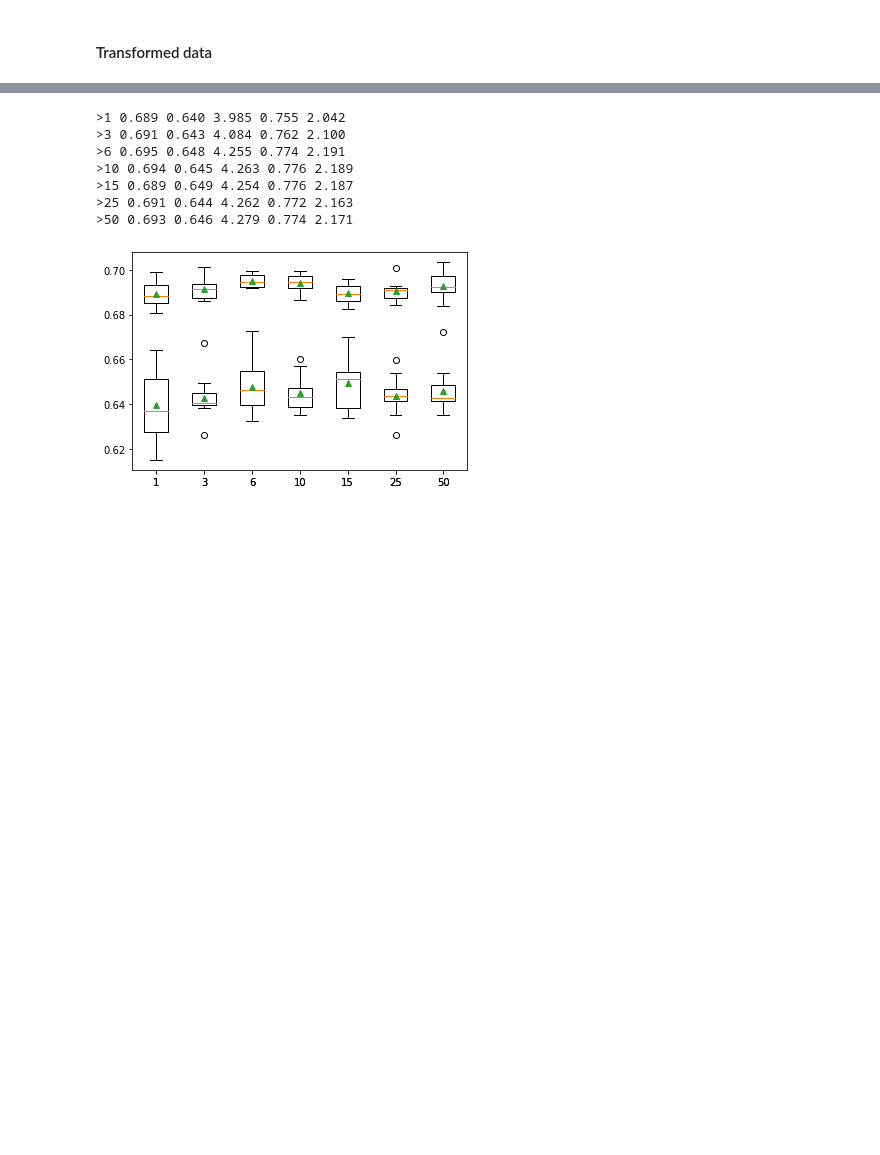
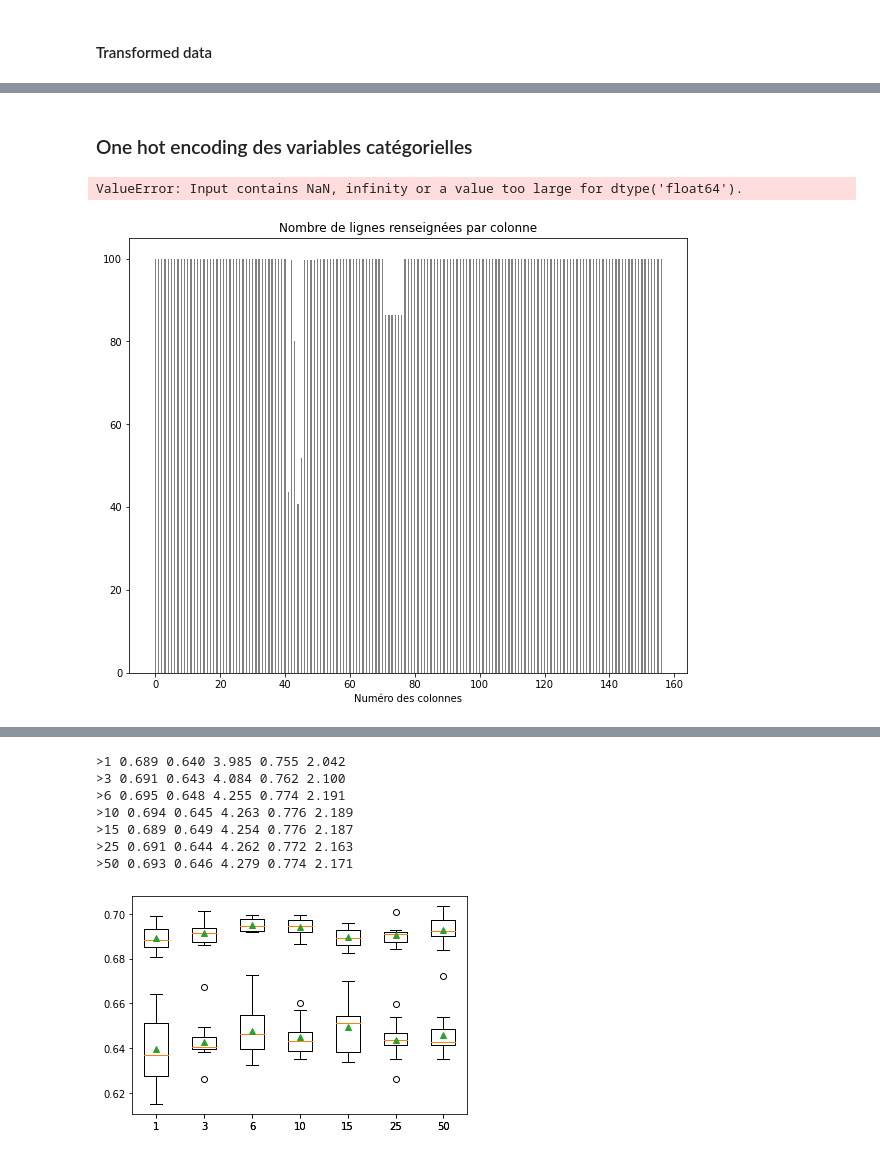
Before and after one commit to pyb-data/credit_scoring, a Jupyter notebook: Data_Preparation.ipynb, the cells around one changed output, grey strips where cells are left out. Cells and saved outputs as stored; diff of their text form; code cells hidden in the pictures; blank space fills up the shorter version.

```diff
--- a/Data_Preparation.ipynb
+++ b/Data_Preparation.ipynb
@@ -1037,0 +1427,20 @@ myDf(dfApplicationWorked).ColCountLinesChart(displayColName=True)
+# %%
+imputer = IterativeImputer(max_iter=1)
+
+dfApplicationDefault = dfApplicationDefault.reset_index(drop=True)
+dfApplicationDefaultId = dfApplicationDefault['SK_ID_CURR']
+dfApplicationDefaultTarget = dfApplicationDefault['TARGET']
+del dfApplicationDefault['SK_ID_CURR']
+y = dfApplicationDefault['TARGET'].values
+del dfApplicationDefault['TARGET']
+X = dfApplicationDefault.values
+
+# fit on the dataset
+imputer.fit(X)
+# transform the dataset
+X = imputer.transform(X)
+# %%
+dfApplicationDefault = pd.concat([dfApplicationDefaultId,
+                                   dfApplicationDefaultTarget,
+                                   pd.DataFrame(X, columns = dfApplicationDefault.columns)],
+                                  axis=1)
@@ -1037,0 +1467,23 @@ myDf(dfApplicationWorked).ColCountLinesChart(displayColName=True)
+# %% [markdown]
+### One hot encoding des variables catégorielles
+# %%
+for dfApplication in [dfApplicationWorked, dfApplicationDefault]:
+    categorical_ix = dfApplication.select_dtypes(include=['object']).columns
+    dfApplication[categorical_ix] = dfApplication[categorical_ix].replace(np.nan, 'missing')
+
+from sklearn.preprocessing import OneHotEncoder
+from sklearn.preprocessing import MinMaxScaler
+from sklearn.pipeline import Pipeline
+from sklearn.experimental import enable_iterative_imputer
+from sklearn.impute import IterativeImputer
+
+categorical_ix = dfApplicationDefault.select_dtypes(include=['object', 'bool']).columns
+t = [('cat', OneHotEncoder(), categorical_ix)]
+col_transform = ColumnTransformer(transformers=t)
+pipeline = Pipeline(steps=[('prep',col_transform)])
+# %% [output]
+ValueError: Input contains NaN, infinity or a value too large for dtype('float64').
+# %%
+myDf(dfApplicationDefault).ColCountLinesChart(displayColName=False)
+# %% [output]
+[figure, added]
```
Also changed, not shown: parts of 57 cells of this notebook.
